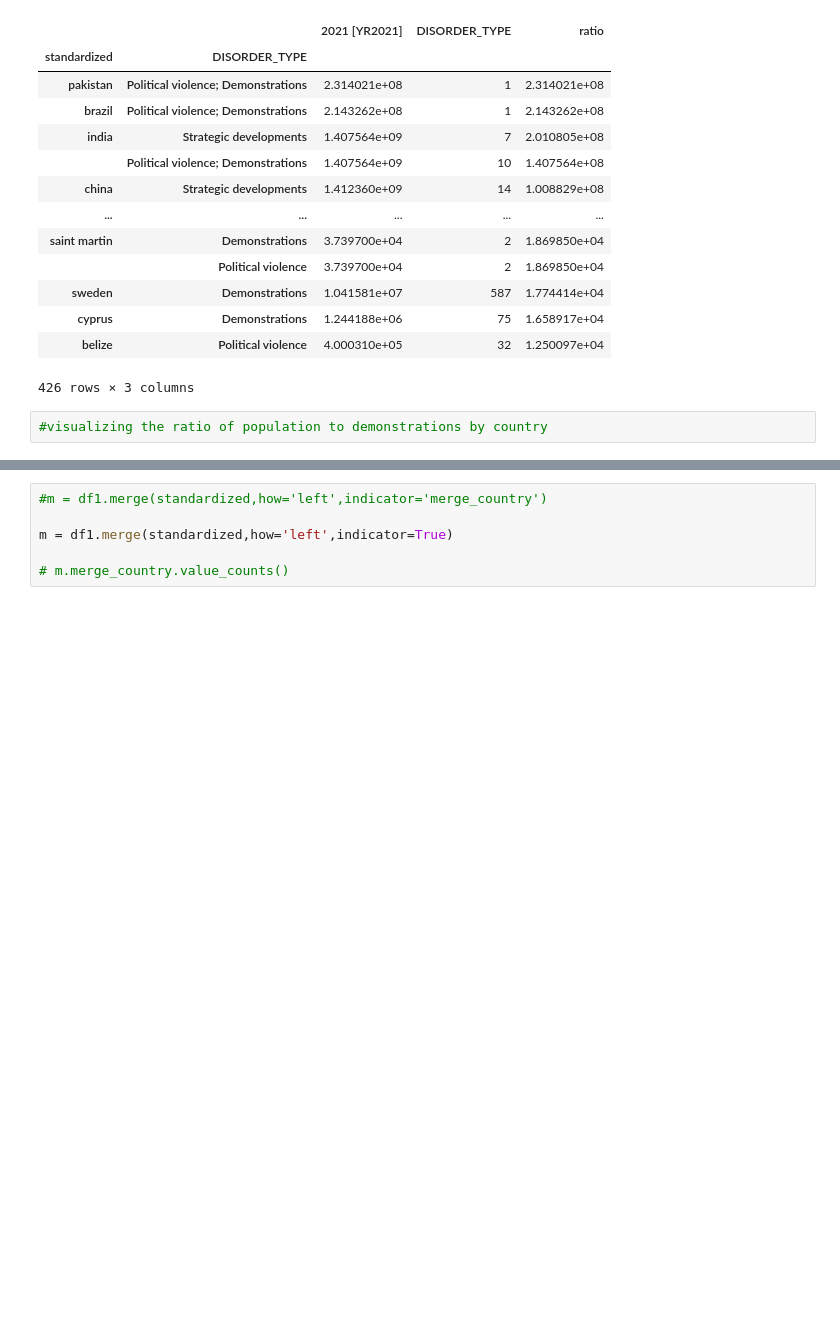
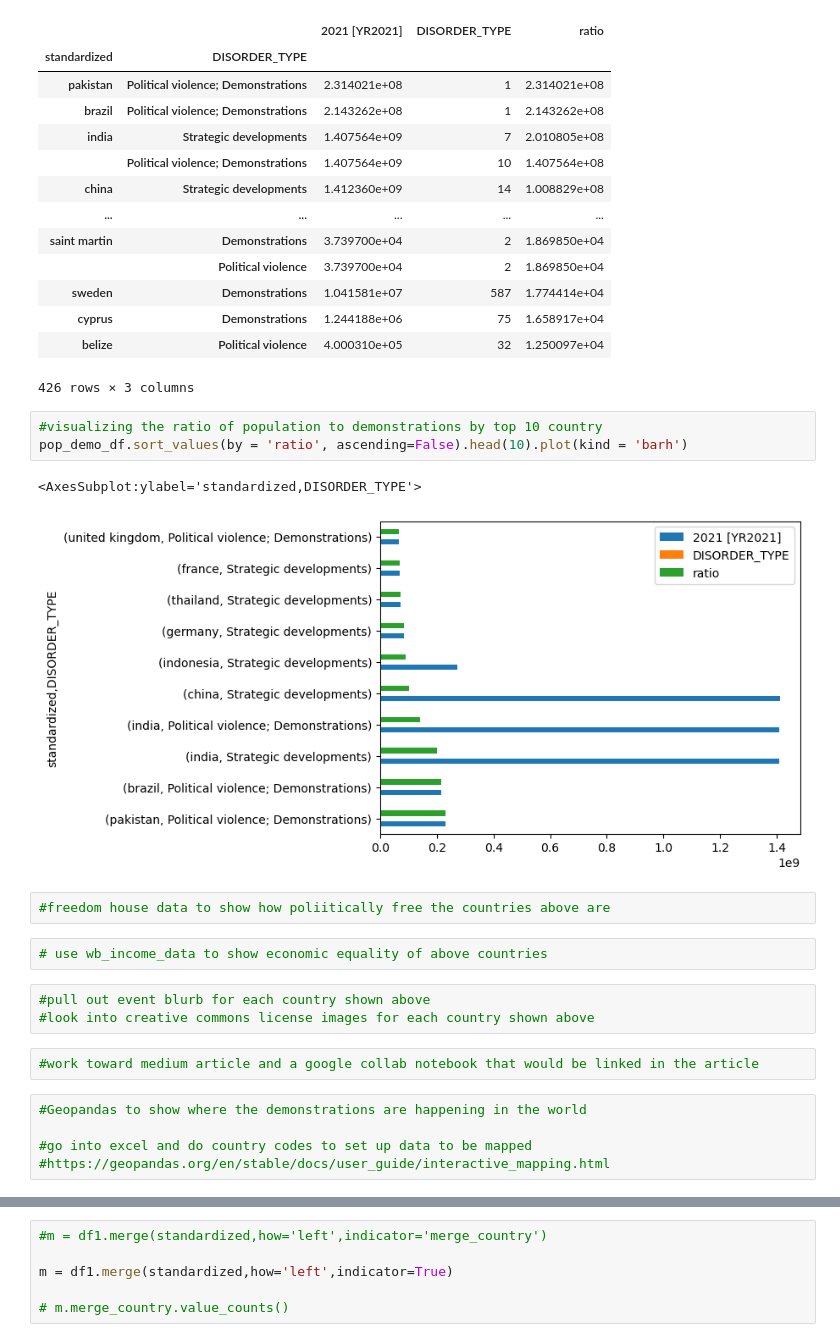
Before and after one commit to melissaprax/equality-data, a Jupyter notebook: analysis.ipynb, the cells around one changed output, grey strips where cells are left out. Drawn from its saved outputs; the diff is of its cells as text; blank space fills up the shorter version.

Commit message:
added new data, added mapping and additional table

```diff
--- a/analysis.ipynb
+++ b/analysis.ipynb
@@ -376,4 +376,22 @@ pop_demo_df.sort_values(by = 'ratio', ascending=False)
 | belize | Political violence | 4.000310e+05 | 32 | 1.250097e+04 |
 426 rows × 3 columns
 # %%
-#visualizing the ratio of population to demonstrations by country
+#visualizing the ratio of population to demonstrations by top 10 country
+pop_demo_df.sort_values(by = 'ratio', ascending=False).head(10).plot(kind = 'barh')
+# %% [output]
+<AxesSubplot:ylabel='standardized,DISORDER_TYPE'>
+[figure, added]
+# %%
+#freedom house data to show how poliitically free the countries above are
+# %%
+# use wb_income_data to show economic equality of above countries
+# %%
+#pull out event blurb for each country shown above
+#look into creative commons license images for each country shown above
+# %%
+#work toward medium article and a google collab notebook that would be linked in the article
+# %%
+#Geopandas to show where the demonstrations are happening in the world
+
+#go into excel and do country codes to set up data to be mapped
+#https://geopandas.org/en/stable/docs/user_guide/interactive_mapping.html
```
Also changed, not shown: parts of 1 cell of this notebook, 1 other file.
